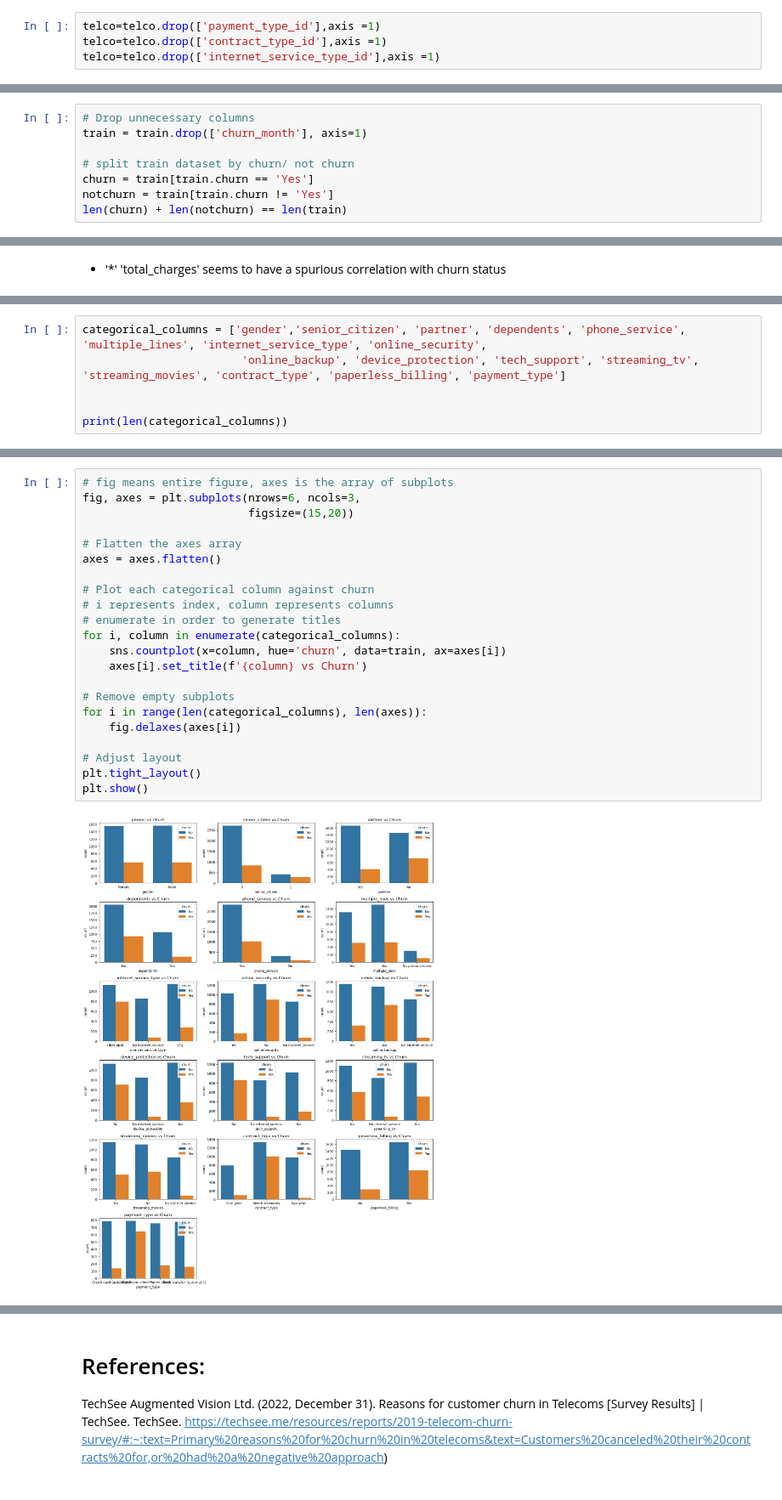
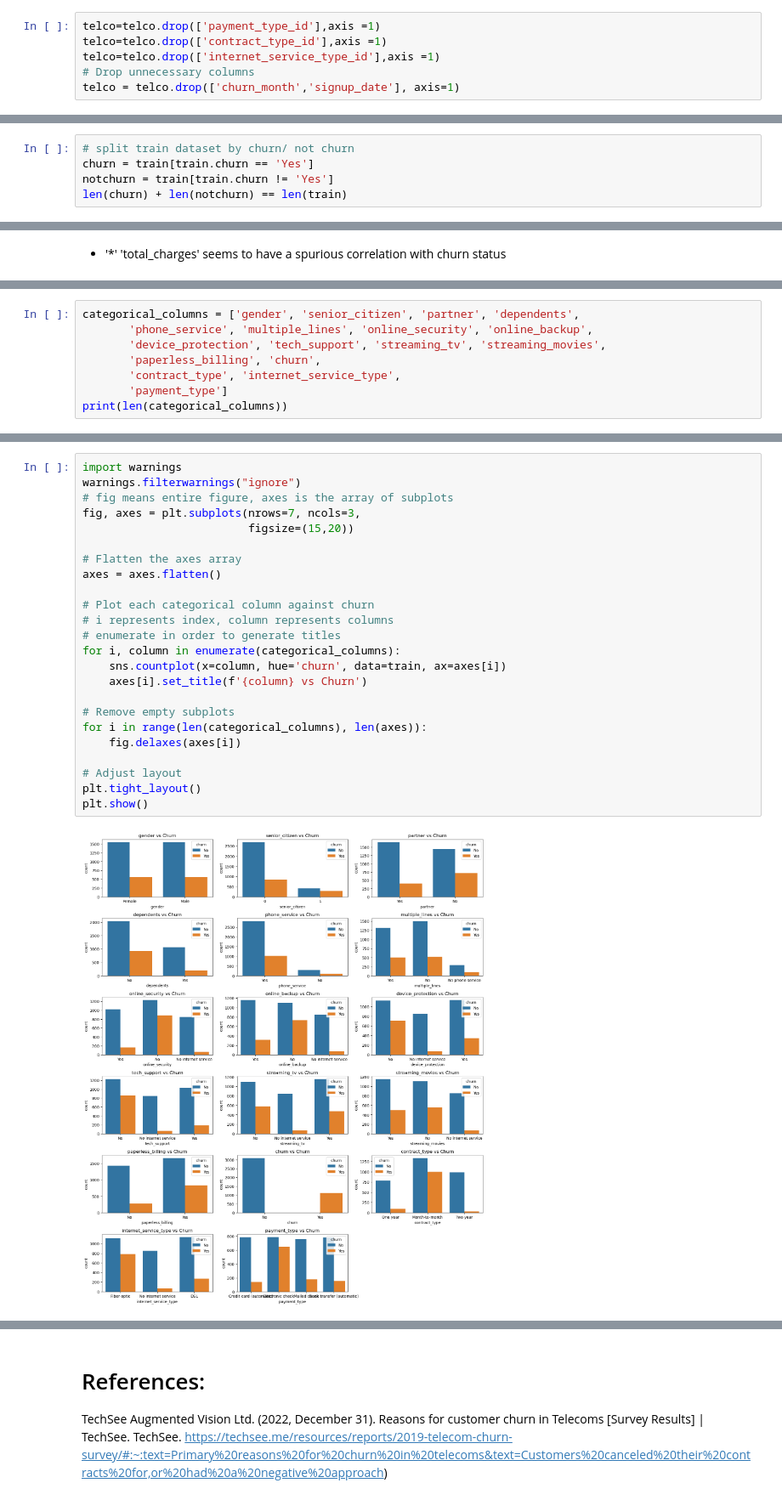
Before and after one commit to kelseyhangyu/Telcos_Customer_Churn_Drivers, a Jupyter notebook: Telco's churning investigation full notes.ipynb, the cells around one changed output, grey strips where cells are left out. Shown at 85% size. Saved outputs shown, nothing was run; the diff lists cells and outputs as text.

```diff
--- a/Telco's churning investigation full notes.ipynb
+++ b/Telco's churning investigation full notes.ipynb
@@ -311,3 +317,5 @@ dtype: object
 telco=telco.drop(['payment_type_id'],axis =1)
 telco=telco.drop(['contract_type_id'],axis =1)
 telco=telco.drop(['internet_service_type_id'],axis =1)
+# Drop unnecessary columns
+telco = telco.drop(['churn_month','signup_date'], axis=1)
@@ -341,9 +359,6 @@ plt.show()
 # %% [output]
 [figure]
 # %%
-# Drop unnecessary columns
-train = train.drop(['churn_month'], axis=1)
-
 # split train dataset by churn/ not churn
 churn = train[train.churn == 'Yes']
 notchurn = train[train.churn != 'Yes']
@@ -479,7 +524,9 @@ We reject the null hypothesis, with pvalue=1.3308231278358085e-138, we conclude
 # %%
-categorical_columns = ['gender','senior_citizen', 'partner', 'dependents', 'phone_service', 'multiple_lines', 'internet_service_type', 'online_security',
-                        'online_backup', 'device_protection', 'tech_support', 'streaming_tv', 'streaming_movies', 'contract_type', 'paperless_billing', 'payment_type']
-
-
+categorical_columns = ['gender', 'senior_citizen', 'partner', 'dependents',
+       'phone_service', 'multiple_lines', 'online_security', 'online_backup',
+       'device_protection', 'tech_support', 'streaming_tv', 'streaming_movies',
+       'paperless_billing', 'churn',
+       'contract_type', 'internet_service_type',
+       'payment_type']
 print(len(categorical_columns))
 # %% [output]
@@ -487,26 +534,28 @@ print(len(categorical_columns))
 # %%
+import warnings
+warnings.filterwarnings("ignore")
 # fig means entire figure, axes is the array of subplots
-fig, axes = plt.subplots(nrows=6, ncols=3,
+fig, axes = plt.subplots(nrows=7, ncols=3,
                          figsize=(15,20))
 
 # Flatten the axes array
 axes = axes.flatten()
 
 # Plot each categorical column against churn
 # i represents index, column represents columns
 # enumerate in order to generate titles
 for i, column in enumerate(categorical_columns):
     sns.countplot(x=column, hue='churn', data=train, ax=axes[i])
     axes[i].set_title(f'{column} vs Churn')
 
 # Remove empty subplots
 for i in range(len(categorical_columns), len(axes)):
     fig.delaxes(axes[i])
 
 # Adjust layout
 plt.tight_layout()
 plt.show()
 # %% [output]
-[figure, old version]
+[figure, new version]
 # %%
 from scipy.stats import chi2_contingency
```
Also changed, not shown: parts of 58 cells of this notebook.
